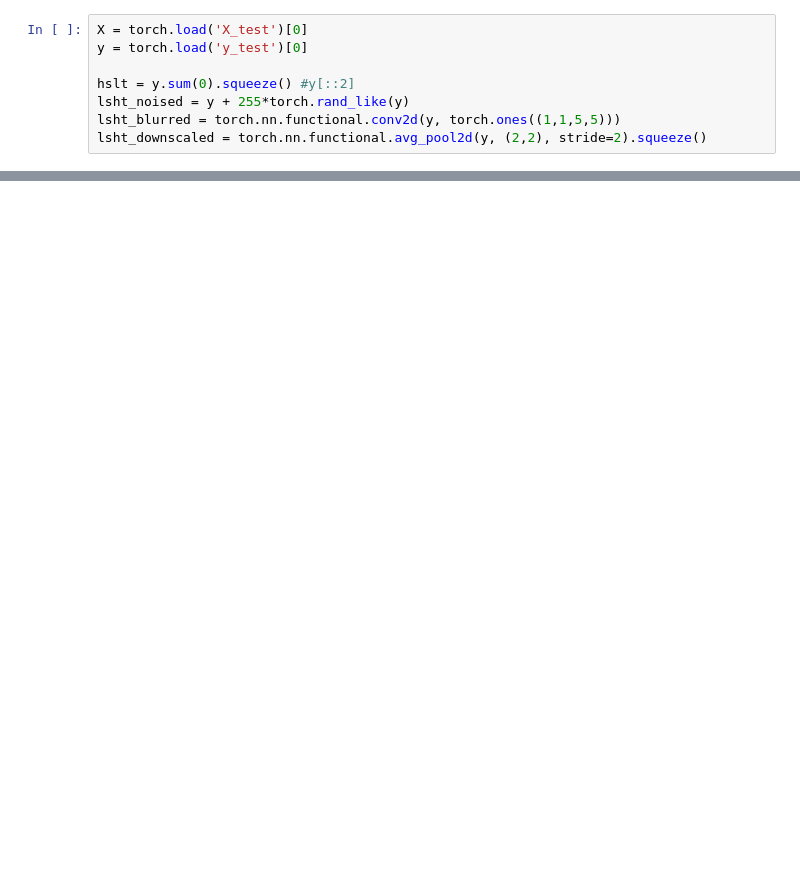
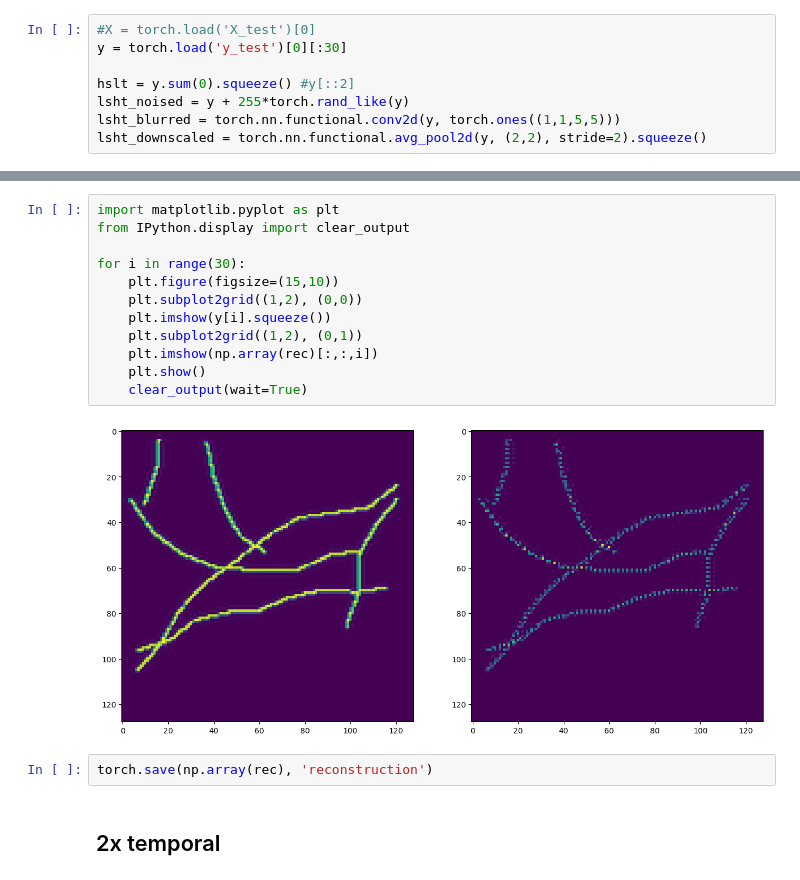
Before and after one commit to Serafim179/spad-ccd-fusion, a Jupyter notebook: Testing on tubules.ipynb, the cells around one changed output, grey strips where cells are left out. Cells and saved outputs as stored; diff of their text form; blank space fills up the shorter version.

Commit message:
Fusion tests

```diff
--- a/Testing on tubules.ipynb
+++ b/Testing on tubules.ipynb
@@ -5,6 +8,6 @@ import matlab.engine
 # %%
-X = torch.load('X_test')[0]
-y = torch.load('y_test')[0]
+#X = torch.load('X_test')[0]
+y = torch.load('y_test')[0][:30]
 
 hslt = y.sum(0).squeeze() #y[::2]
 lsht_noised = y + 255*torch.rand_like(y)
@@ -23,0 +31,18 @@ eng.quit()
+# %%
+import matplotlib.pyplot as plt
+from IPython.display import clear_output
+
+for i in range(30):
+    plt.figure(figsize=(15,10))
+    plt.subplot2grid((1,2), (0,0))
+    plt.imshow(y[i].squeeze())
+    plt.subplot2grid((1,2), (0,1))
+    plt.imshow(np.array(rec)[:,:,i])
+    plt.show()
+    clear_output(wait=True)
+# %% [output]
+[figure, added]
+# %%
+torch.save(np.array(rec), 'reconstruction')
+# %% [markdown]
+## 2x temporal
```
Also changed, not shown: parts of 24 cells of this notebook.
